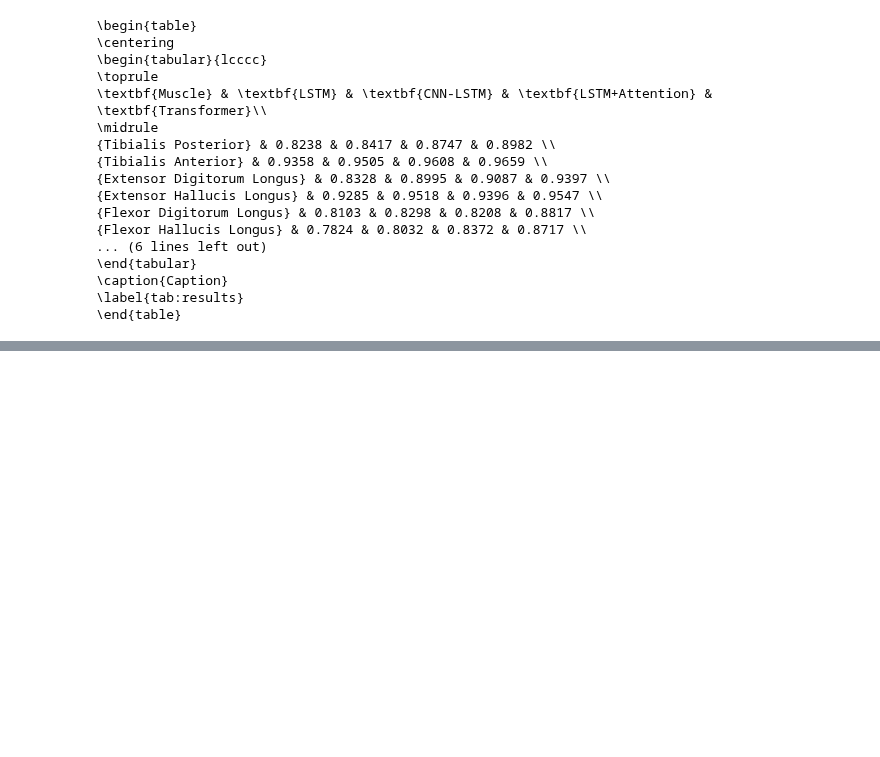
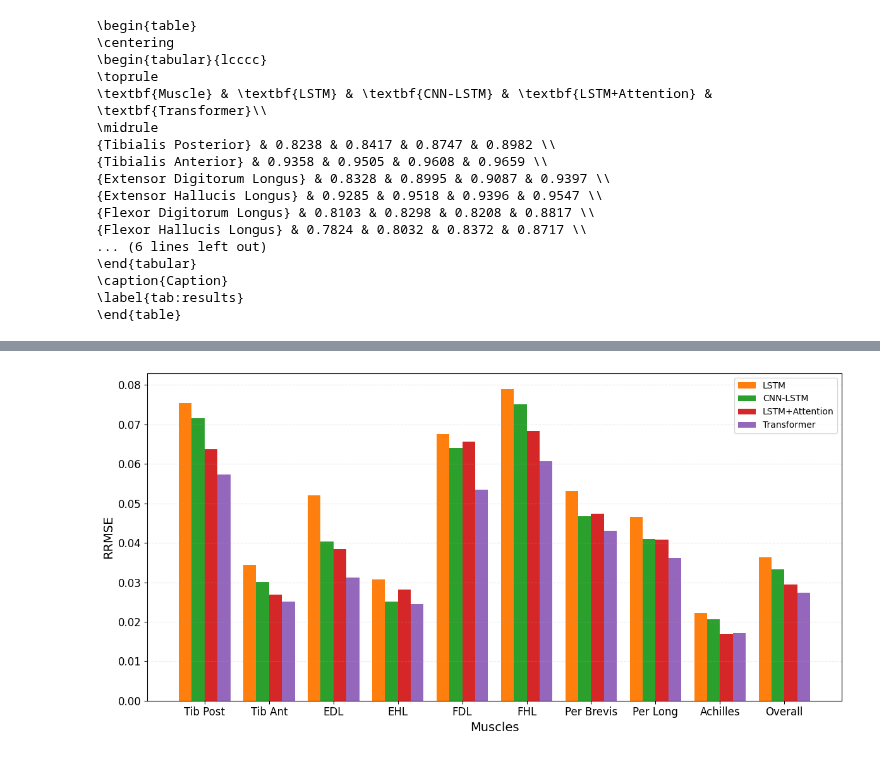
Before and after one commit to anth0nyhle/GRFMuscleModel, a Jupyter notebook: scripts/Compare_Models.ipynb, the cells around one changed output, grey strips where cells are left out. Saved outputs shown, nothing was run; the diff lists cells and outputs as text; code cells hidden in the pictures; blank space fills up the shorter version.

```diff
--- a/scripts/Compare_Models.ipynb
+++ b/scripts/Compare_Models.ipynb
@@ -431,8 +431,8 @@ print(rrmse_table)
 \label{tab:results}
 \end{table}
 # %%
-r2_muscle_dict = {'LSTM': lstm_r2, 'CNN-LSTM': cnnlstm_r2, 'LSTM-Attention': lstmattn_r2, 'Transformer': transformer_r2}
-r2_overall_dict = {'LSTM': lstm_r2_overall, 'CNN-LSTM': cnnlstm_r2_overall, 'LSTM-Attention': lstmattn_r2_overall, 'Transformer': transformer_r2_overall}
+r2_muscle_dict = {'LSTM': lstm_r2, 'CNN-LSTM': cnnlstm_r2, 'LSTM+Attention': lstmattn_r2, 'Transformer': transformer_r2}
+r2_overall_dict = {'LSTM': lstm_r2_overall, 'CNN-LSTM': cnnlstm_r2_overall, 'LSTM+Attention': lstmattn_r2_overall, 'Transformer': transformer_r2_overall}
 
 r2_table = generate_latex_table(r2_muscle_dict, r2_overall_dict, muscle_titles)
 print(r2_table)
@@ -456,0 +501,21 @@ print(r2_table)
+# %%
+# Plotting
+plt.figure(figsize=(12, 6))
+
+for i, model in enumerate(models):
+    plt.bar(x + offsets[i], rrmse_muscle_dict[model], width=bar_width, label=model, color=colors[model])
+
+# Customize plot
+plt.xlabel('Muscles', fontsize=14)
+plt.ylabel('RRMSE', fontsize=14)
+plt.xticks(x + bar_width * (len(models) - 1) / 2, muscles, fontsize=12)
+plt.yticks(fontsize=12)
+# plt.ylim(0.6, 1)
+plt.legend()
+plt.grid(axis='y', linestyle='--', alpha=0.25)
+
+# Show plot
+plt.tight_layout()
+plt.show()
+# %% [output]
+[figure, added]
```
Also changed, not shown: parts of 3 cells of this notebook, 3 other files.
